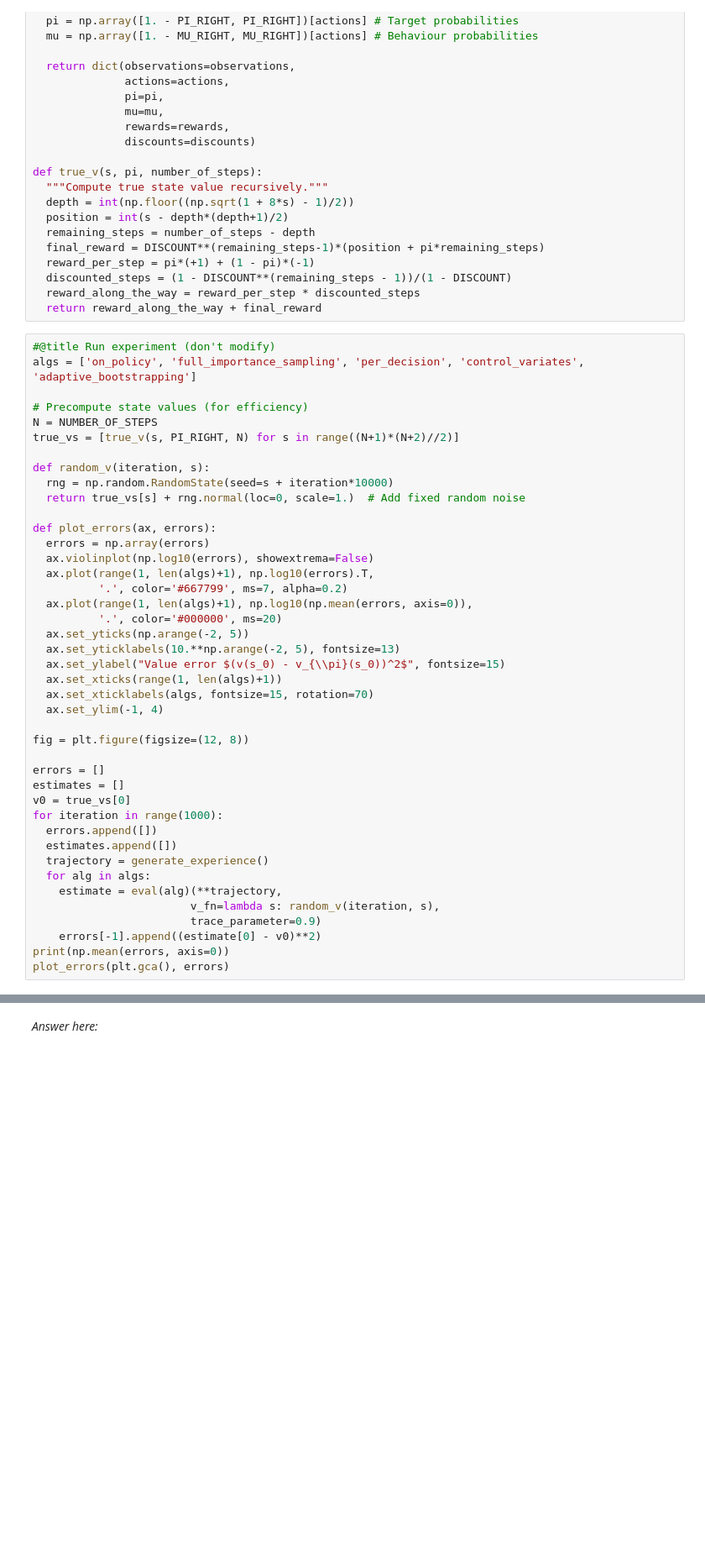
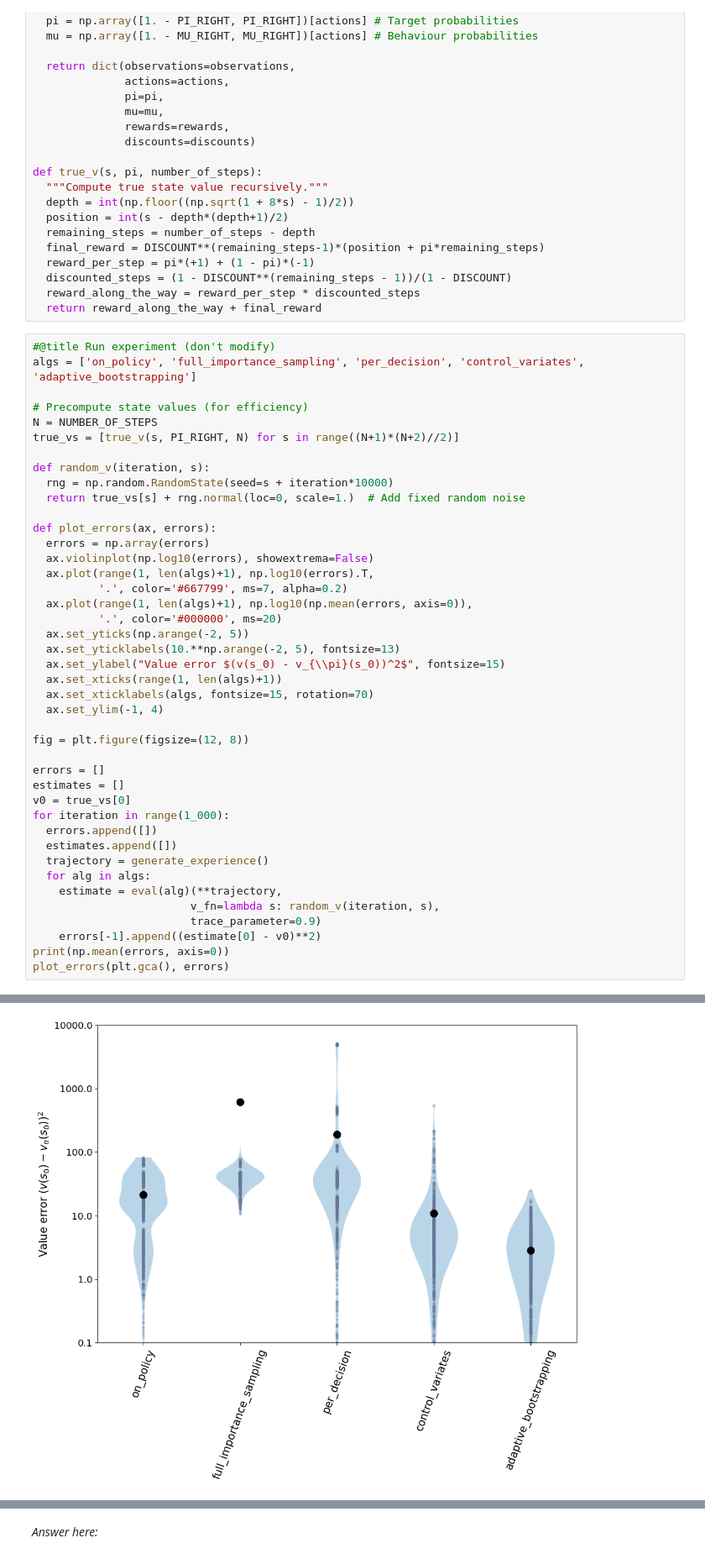
Before and after one commit to jjmoncus/ReinforcementLearning, a Jupyter notebook: UCL_RL_assignment_2026,_part_IV.ipynb, the cells around one changed output, grey strips where cells are left out. Shown at 84% size. Cells and saved outputs as stored; diff of their text form; blank space fills up the shorter version.

```diff
--- a/UCL_RL_assignment_2026,_part_IV.ipynb
+++ b/UCL_RL_assignment_2026,_part_IV.ipynb
@@ -230,7 +346,7 @@ fig = plt.figure(figsize=(12, 8))
 errors = []
 estimates = []
 v0 = true_vs[0]
-for iteration in range(1000):
+for iteration in range(1_000):
   errors.append([])
   estimates.append([])
   trajectory = generate_experience()
@@ -241,3 +357,4 @@ for iteration in range(1000):
     errors[-1].append((estimate[0] - v0)**2)
 print(np.mean(errors, axis=0))
 plot_errors(plt.gca(), errors)
+# %% [output]
@@ -243,0 +362 @@ plot_errors(plt.gca(), errors)
+[figure, added]
```
Also changed, not shown: parts of 9 cells of this notebook, 4 other files.
